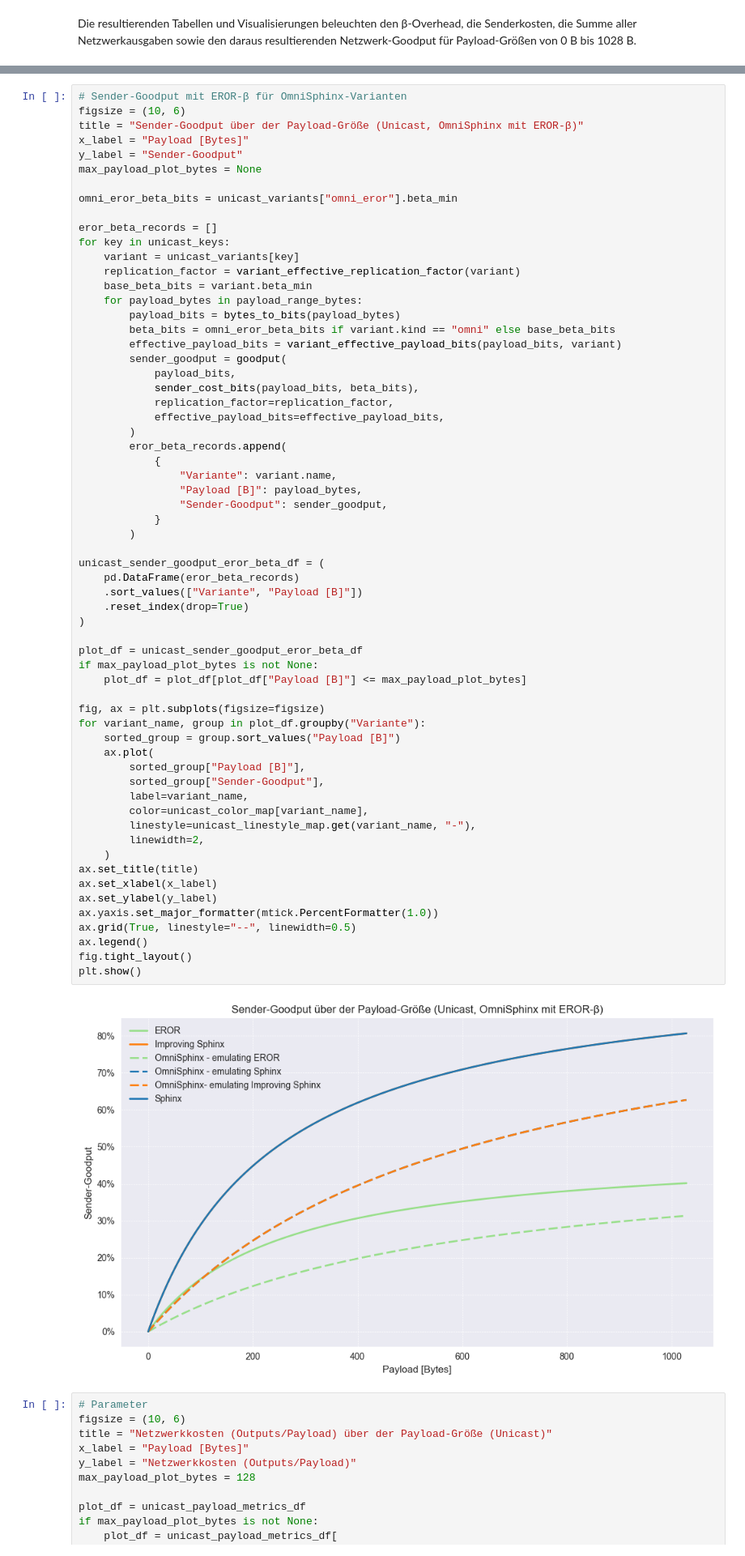
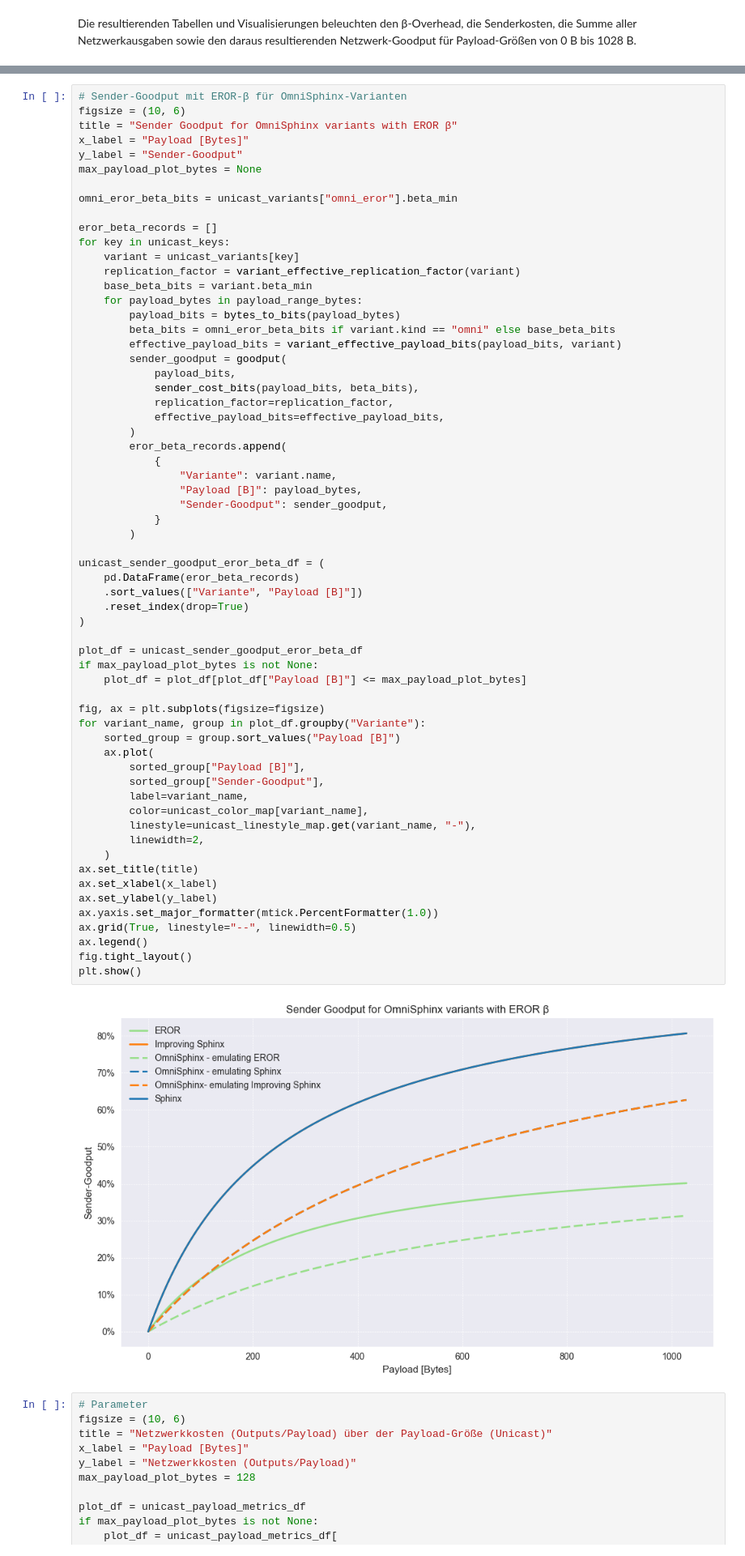
Before and after one commit to kit-ps/OmniSphinx, a Jupyter notebook: size_evaluation.ipynb, the cells around one changed output, grey strips where cells are left out. Shown at 81% size. Cells and saved outputs as stored; diff of their text form.

```diff
--- a/size_evaluation.ipynb
+++ b/size_evaluation.ipynb
@@ -1144,7 +1146,7 @@ plt.show()
 # %%
 # Sender-Goodput mit EROR-β für OmniSphinx-Varianten
 figsize = (10, 6)
-title = "Sender-Goodput über der Payload-Größe (Unicast, OmniSphinx mit EROR-β)"
+title = "Sender Goodput for OmniSphinx variants with EROR β"
 x_label = "Payload [Bytes]"
 y_label = "Sender-Goodput"
 max_payload_plot_bytes = None
@@ -1177,34 +1179,34 @@ for key in unicast_keys:
 unicast_sender_goodput_eror_beta_df = (
     pd.DataFrame(eror_beta_records)
     .sort_values(["Variante", "Payload [B]"])
     .reset_index(drop=True)
 )
 
 plot_df = unicast_sender_goodput_eror_beta_df
 if max_payload_plot_bytes is not None:
     plot_df = plot_df[plot_df["Payload [B]"] <= max_payload_plot_bytes]
 
 fig, ax = plt.subplots(figsize=figsize)
 for variant_name, group in plot_df.groupby("Variante"):
     sorted_group = group.sort_values("Payload [B]")
     ax.plot(
         sorted_group["Payload [B]"],
         sorted_group["Sender-Goodput"],
         label=variant_name,
         color=unicast_color_map[variant_name],
         linestyle=unicast_linestyle_map.get(variant_name, "-"),
         linewidth=2,
     )
 ax.set_title(title)
 ax.set_xlabel(x_label)
 ax.set_ylabel(y_label)
 ax.yaxis.set_major_formatter(mtick.PercentFormatter(1.0))
 ax.grid(True, linestyle="--", linewidth=0.5)
 ax.legend()
 fig.tight_layout()
 plt.show()
 # %% [output]
-[figure, old version]
+[figure, new version]
 # %%
 # Parameter
 figsize = (10, 6)
```
Also changed, not shown: parts of 1 cell of this notebook.
